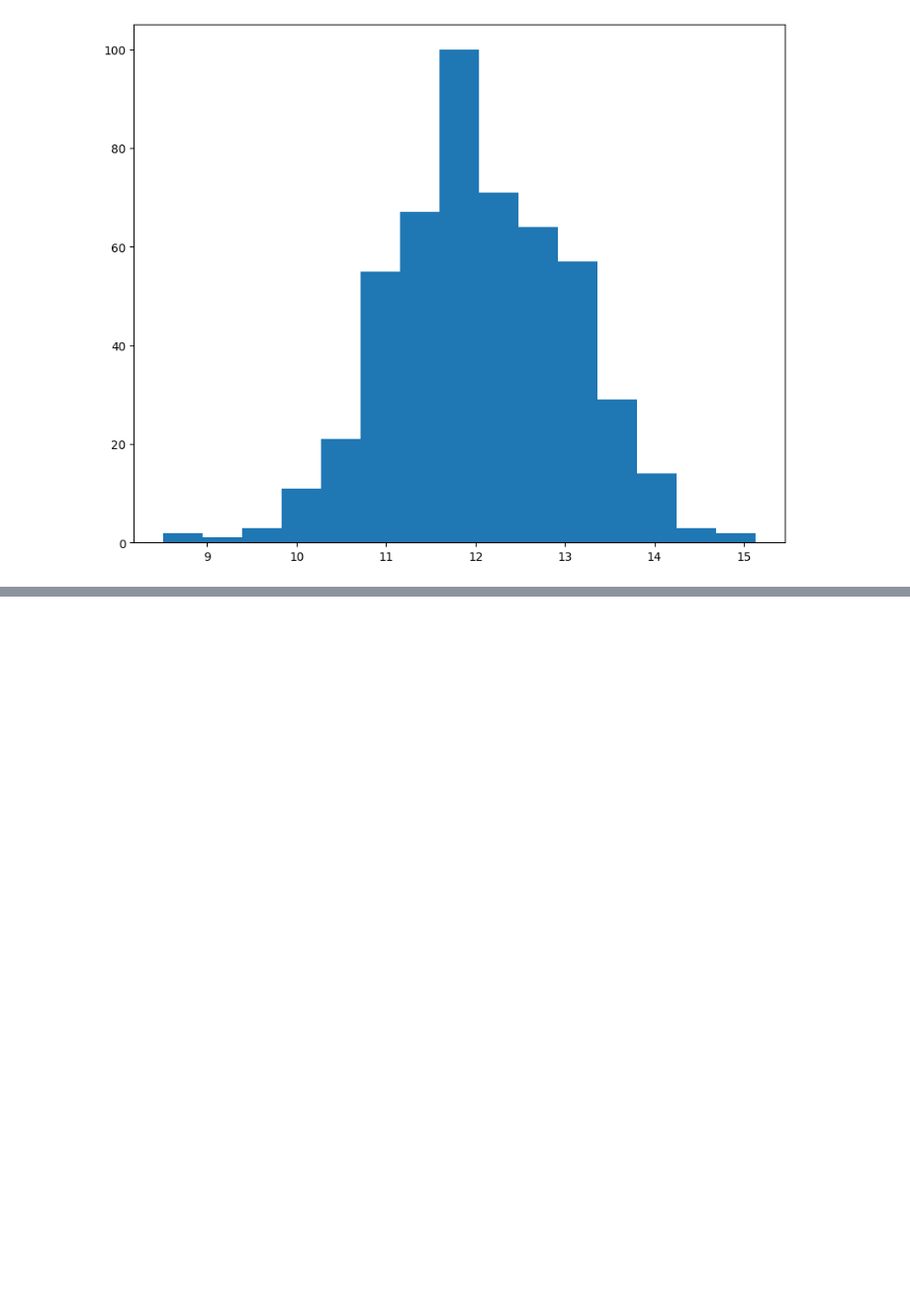
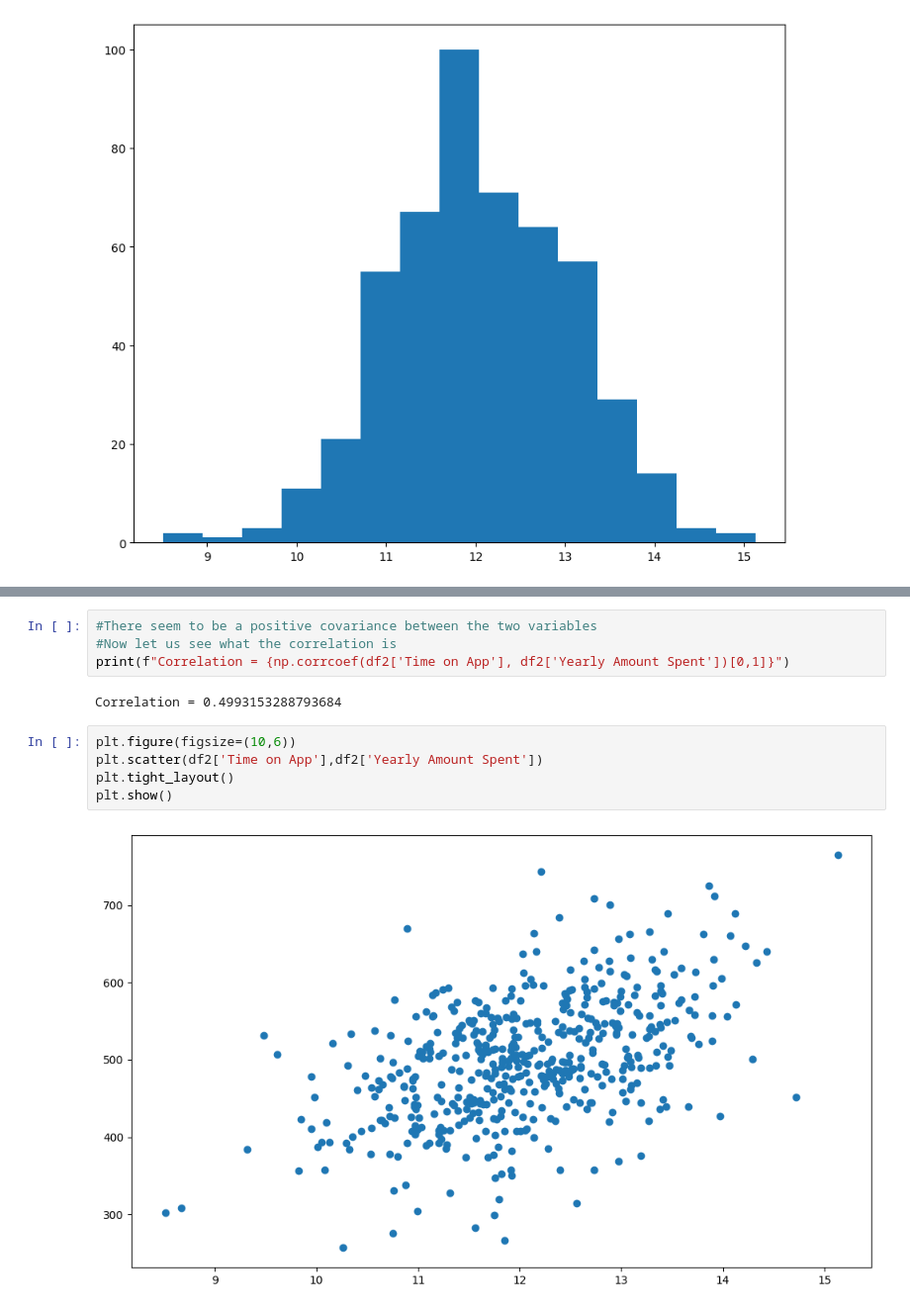
Before and after one commit to Uric01/data_science, a Jupyter notebook: ecommerce-customer-data.ipynb, the cells around one changed output, grey strips where cells are left out. Shown at 99% size. Drawn from its saved outputs; the diff is of its cells as text; blank space fills up the shorter version.

```diff
--- a/ecommerce-customer-data.ipynb
+++ b/ecommerce-customer-data.ipynb
@@ -106,0 +133,13 @@ Conf=0.95 Time on App: 11.97...12.14, Time on Website: 36.97...37.15
+# %%
+#There seem to be a positive covariance between the two variables
+#Now let us see what the correlation is
+print(f"Correlation = {np.corrcoef(df2['Time on App'], df2['Yearly Amount Spent'])[0,1]}")
+# %% [output]
+Correlation = 0.4993153288793684
+# %%
+plt.figure(figsize=(10,6))
+plt.scatter(df2['Time on App'],df2['Yearly Amount Spent'])
+plt.tight_layout()
+plt.show()
+# %% [output]
+[figure, added]
```
Also changed, not shown: parts of 12 cells of this notebook.
